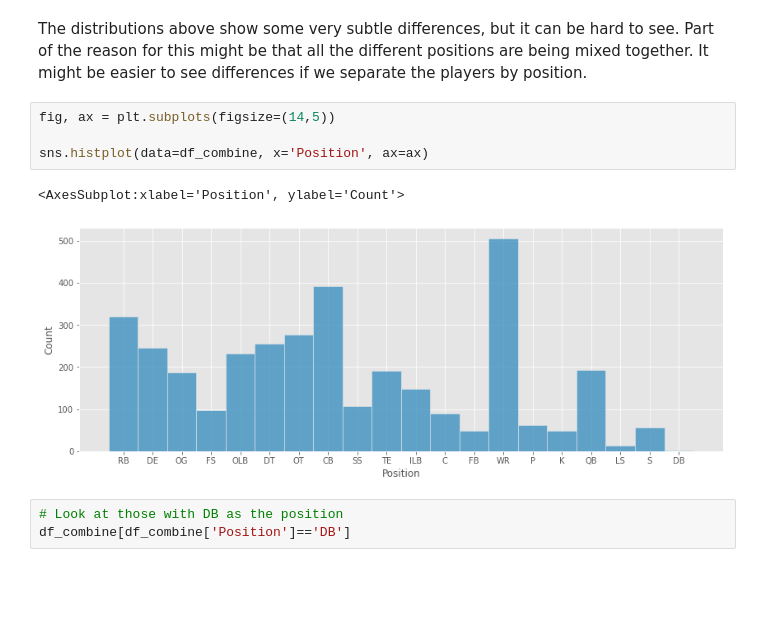
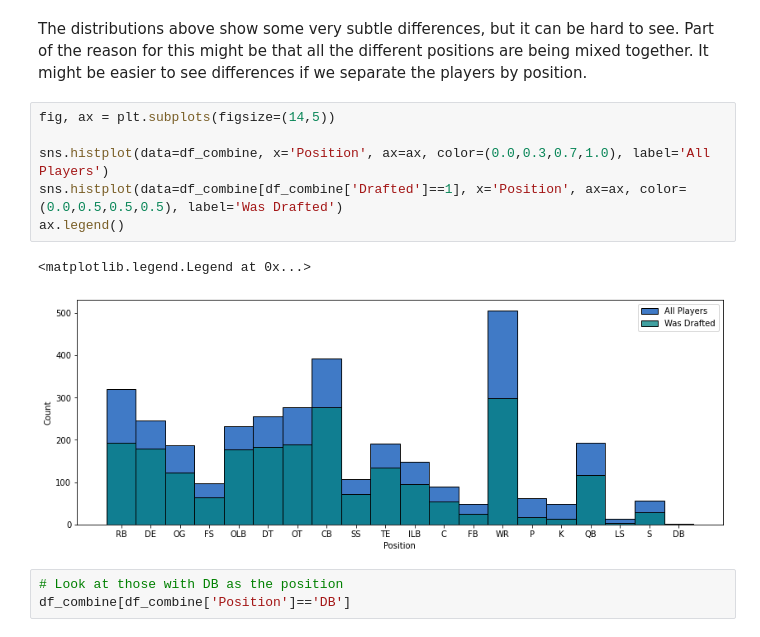
Before and after one commit to daviderics/NFL_Combine_Project, a Jupyter notebook: student.ipynb, the cells around one changed output. Drawn from its saved outputs; the diff is of its cells as text; blank space fills up the shorter version.

```diff
--- a/student.ipynb
+++ b/student.ipynb
@@ -316,13 +316,15 @@ for i, col in enumerate(cols):
 [figure]
 # %% [markdown]
 The distributions above show some very subtle differences, but it can be hard to see. Part of the reason for this might be that all the different positions are being mixed together. It might be easier to see differences if we separate the players by position.
-# %%
-fig, ax = plt.subplots(figsize=(14,5))
-
-sns.histplot(data=df_combine, x='Position', ax=ax)
-# %% [output]
-<AxesSubplot:xlabel='Position', ylabel='Count'>
-[figure, removed]
+# %%
+fig, ax = plt.subplots(figsize=(14,5))
+
+sns.histplot(data=df_combine, x='Position', ax=ax, color=(0.0,0.3,0.7,1.0), label='All Players')
+sns.histplot(data=df_combine[df_combine['Drafted']==1], x='Position', ax=ax, color=(0.0,0.5,0.5,0.5), label='Was Drafted')
+ax.legend()
+# %% [output]
+<matplotlib.legend.Legend at 0x...>
+[figure, added]
 # %%
 # Look at those with DB as the position
 df_combine[df_combine['Position']=='DB']
```
Also changed, not shown: parts of 29 cells of this notebook.
